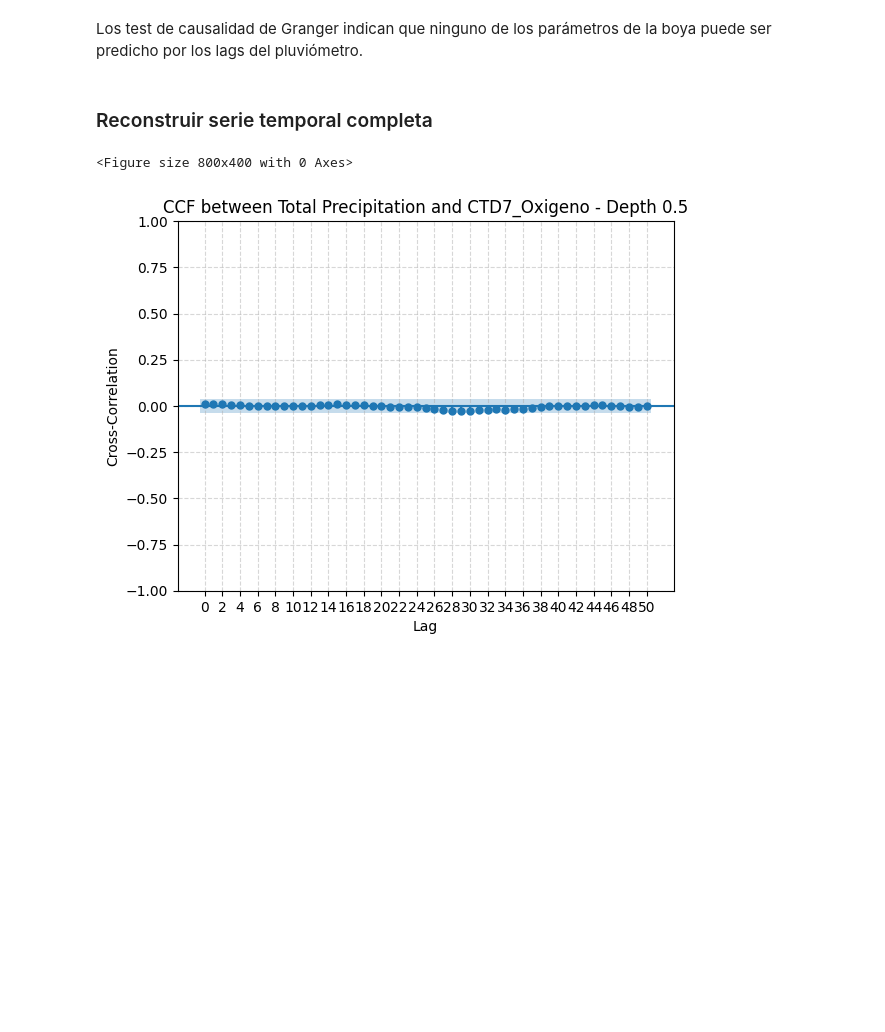
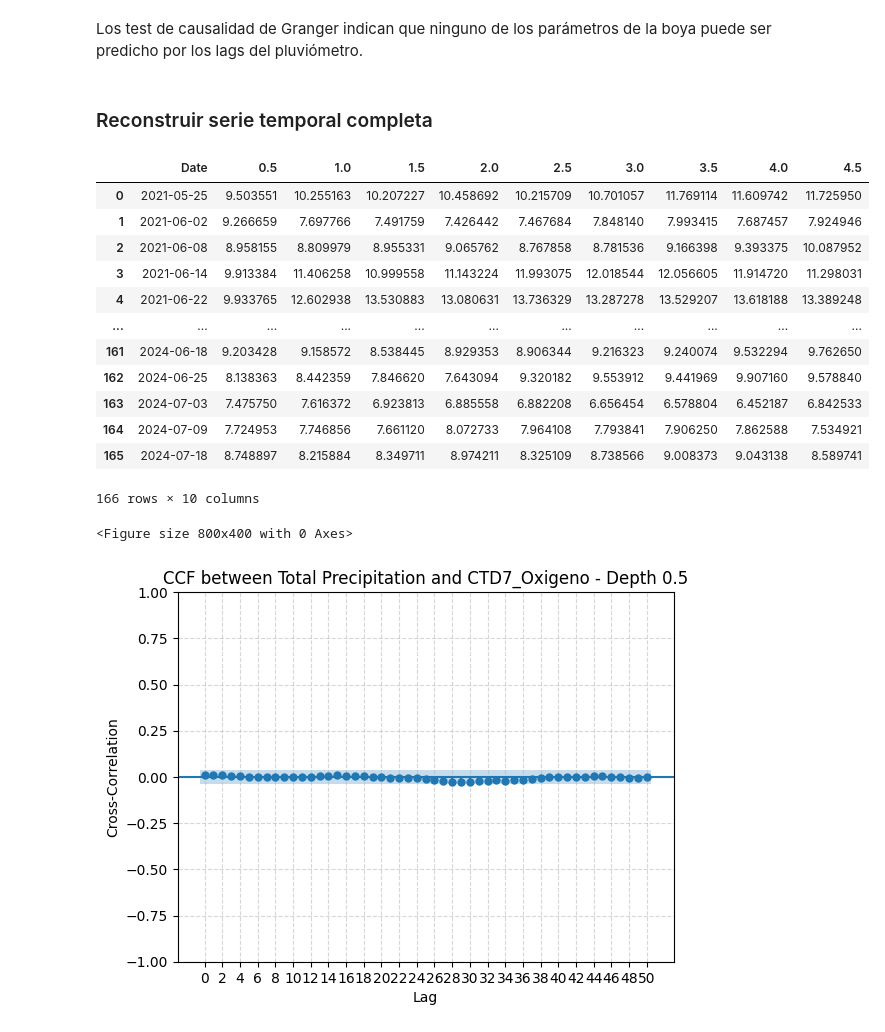
Before and after one commit to Antonio-MI/mar-menor-chl, a Jupyter notebook: Relacion_Pluvio-Boyas.ipynb, the cells around one changed output. Saved outputs shown, nothing was run; the diff lists cells and outputs as text; code cells hidden in the pictures; blank space fills up the shorter version.

```diff
--- a/Relacion_Pluvio-Boyas.ipynb
+++ b/Relacion_Pluvio-Boyas.ipynb
@@ -374,6 +374,22 @@ parameter F test:         F=1.6470  , p=0.0551  , df_denom=105, df_num=20
 Los test de causalidad de Granger indican que ninguno de los parámetros de la boya puede ser predicho por los lags del pluviómetro.
 # %% [markdown]
 ### Reconstruir serie temporal completa
+# %%
+dataframes["CTD7_CDOM"]
+# %% [output]
+|  | Date | 0.5 | 1.0 | 1.5 | 2.0 | 2.5 | 3.0 | 3.5 | 4.0 | 4.5 |
+| 0 | 2021-05-25 | 9.503551 | 10.255163 | 10.207227 | 10.458692 | 10.215709 | 10.701057 | 11.769114 | 11.609742 | 11.725950 |
+| 1 | 2021-06-02 | 9.266659 | 7.697766 | 7.491759 | 7.426442 | 7.467684 | 7.848140 | 7.993415 | 7.687457 | 7.924946 |
+| 2 | 2021-06-08 | 8.958155 | 8.809979 | 8.955331 | 9.065762 | 8.767858 | 8.781536 | 9.166398 | 9.393375 | 10.087952 |
+| 3 | 2021-06-14 | 9.913384 | 11.406258 | 10.999558 | 11.143224 | 11.993075 | 12.018544 | 12.056605 | 11.914720 | 11.298031 |
+| 4 | 2021-06-22 | 9.933765 | 12.602938 | 13.530883 | 13.080631 | 13.736329 | 13.287278 | 13.529207 | 13.618188 | 13.389248 |
+| ... | ... | ... | ... | ... | ... | ... | ... | ... | ... | ... |
+| 161 | 2024-06-18 | 9.203428 | 9.158572 | 8.538445 | 8.929353 | 8.906344 | 9.216323 | 9.240074 | 9.532294 | 9.762650 |
+| 162 | 2024-06-25 | 8.138363 | 8.442359 | 7.846620 | 7.643094 | 9.320182 | 9.553912 | 9.441969 | 9.907160 | 9.578840 |
+| 163 | 2024-07-03 | 7.475750 | 7.616372 | 6.923813 | 6.885558 | 6.882208 | 6.656454 | 6.578804 | 6.452187 | 6.842533 |
+| 164 | 2024-07-09 | 7.724953 | 7.746856 | 7.661120 | 8.072733 | 7.964108 | 7.793841 | 7.906250 | 7.862588 | 7.534921 |
+| 165 | 2024-07-18 | 8.748897 | 8.215884 | 8.349711 | 8.974211 | 8.325109 | 8.738566 | 9.008373 | 9.043138 | 8.589741 |
+166 rows × 10 columns
 # %%
 dataframes_interpolados = dataframes.copy()
 # Assuming your dictionary of dataframes is called `dataframes_dict`
```
Also changed, not shown: parts of 1 cell of this notebook, 2 other files.
